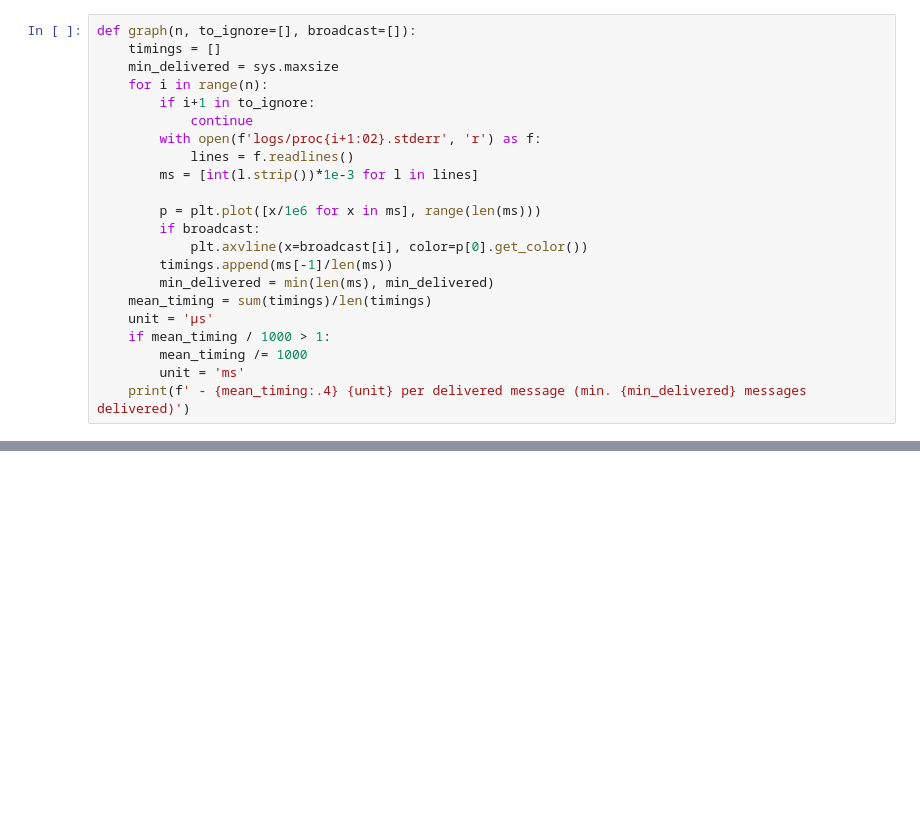
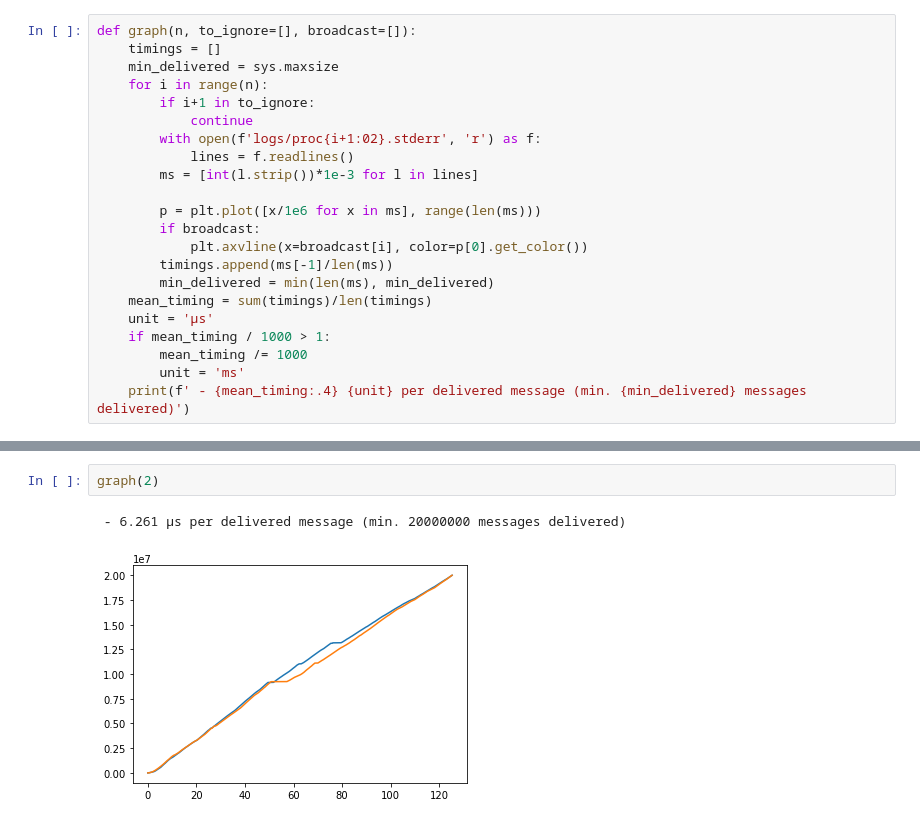
Before and after one commit to robinmamie/distributed-algorithms, a Jupyter notebook: timings.ipynb, the cells around one changed output, grey strips where cells are left out. Saved outputs shown, nothing was run; the diff lists cells and outputs as text; blank space fills up the shorter version.

```diff
--- a/timings.ipynb
+++ b/timings.ipynb
@@ -35,0 +36,5 @@ graph(10)
+# %%
+graph(2)
+# %% [output]
+ - 6.261 µs per delivered message (min. 20000000 messages delivered)
+[figure, added]
```
Also changed, not shown: parts of 2 cells of this notebook, 12 other files.
